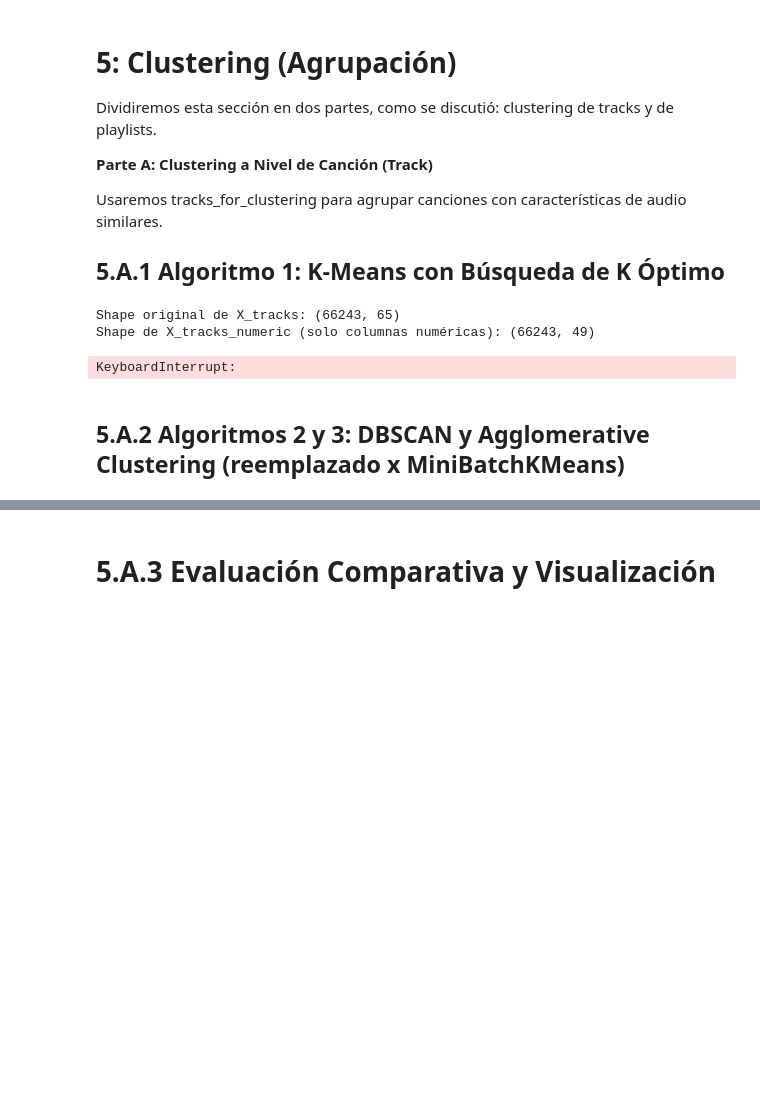
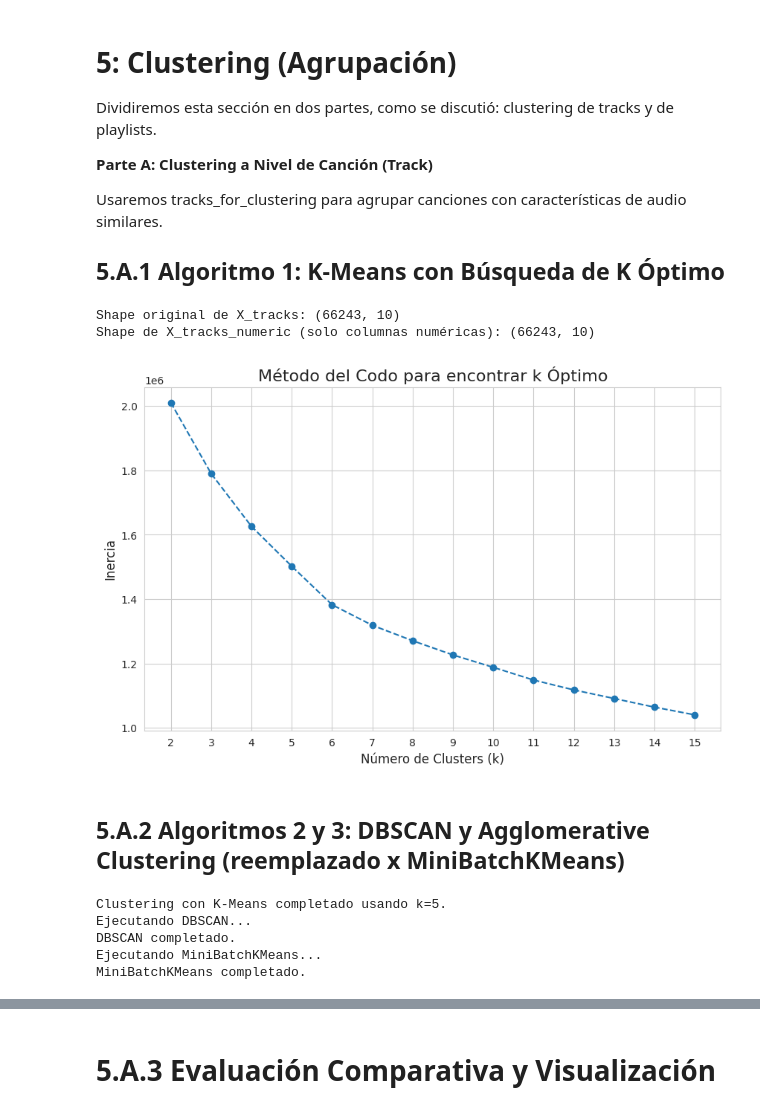
Before and after one commit to fabianlgomez/mpd-PlaylistSimilarity-unal, a Jupyter notebook: associationRules&Clustering.ipynb, the cells around one changed output, grey strips where cells are left out. Drawn from its saved outputs; the diff is of its cells as text; code cells hidden in the pictures; blank space fills up the shorter version.

```diff
--- a/associationRules&Clustering.ipynb
+++ b/associationRules&Clustering.ipynb
@@ -459,46 +459,38 @@ Usaremos tracks_for_clustering para agrupar canciones con características de au
 # --- 5.A.1 K-Means (Versión Corregida) ---
 # Usamos el método del codo (Elbow Method) para encontrar un buen valor para k
 
-X_tracks = tracks_for_clustering.copy() # Datos de entrada originales
+X_tracks = tracks_pca.copy() # Datos de entrada originales
 
 # --- LA CORRECCIÓN ESTÁ AQUÍ ---
 # K-Means solo puede trabajar con números. Nos aseguramos de seleccionar solo las columnas numéricas.
 # El error 'could not convert string to float: 'Party'' indica que columnas de texto se colaron.
 X_tracks_numeric = X_tracks.select_dtypes(include=np.number)
 
 print(f"Shape original de X_tracks: {X_tracks.shape}")
 print(f"Shape de X_tracks_numeric (solo columnas numéricas): {X_tracks_numeric.shape}\n")
 
 
 # --- Continuación del código original, usando el DataFrame NUMÉRICO ---
 inertia = []
 K_range = range(2, 16) # Probaremos con k de 2 a 15
 
 for k in K_range:
     kmeans = KMeans(n_clusters=k, random_state=42, n_init=10)
     # Usamos el DataFrame NUMÉRICO para el ajuste
     kmeans.fit(X_tracks_numeric)
     inertia.append(kmeans.inertia_)
 
 # Graficar el codo
 plt.figure(figsize=(10, 6))
 plt.plot(K_range, inertia, marker='o', linestyle='--')
 plt.xlabel('Número de Clusters (k)')
 plt.ylabel('Inercia')
 plt.title('Método del Codo para encontrar k Óptimo')
 plt.xticks(K_range)
 plt.show()
-
-# Basado en el gráfico, elegimos un valor para k (ej. k=8 donde la curva se aplana)
-OPTIMAL_K = 8
-kmeans = KMeans(n_clusters=OPTIMAL_K, random_state=42, n_init=10)
-# Usamos el DataFrame NUMÉRICO aquí también
-track_labels_kmeans = kmeans.fit_predict(X_tracks_numeric)
-
-print(f"\nClustering con K-Means completado usando k={OPTIMAL_K}.")
 # %% [output]
-Shape original de X_tracks: (66243, 65)
-Shape de X_tracks_numeric (solo columnas numéricas): (66243, 49)
+Shape original de X_tracks: (66243, 10)
+Shape de X_tracks_numeric (solo columnas numéricas): (66243, 10)
-KeyboardInterrupt:
+[figure, added]
 # %% [markdown]
 ## 5.A.2 Algoritmos 2 y 3: DBSCAN y Agglomerative Clustering (reemplazado x MiniBatchKMeans)
@@ -577,4 +497,11 @@ KeyboardInterrupt:
 # %%
+# Basado en el gráfico, elegimos un valor para k (ej. k=5 donde la curva se aplana)
+OPTIMAL_K = 5
+kmeans = KMeans(n_clusters=OPTIMAL_K, random_state=42, n_init=10)
+# Usamos el DataFrame NUMÉRICO aquí también
+track_labels_kmeans = kmeans.fit_predict(X_tracks_numeric)
+
+print(f"\nClustering con K-Means completado usando k={OPTIMAL_K}.")
 # --- 5.A.2 Algoritmos 2 y 3: DBSCAN y MiniBatchKMeans (CORREGIDO Y OPTIMIZADO) ---
 
 # --- DBSCAN ---
@@ -597,39 +524,9 @@ mini_batch_kmeans = MiniBatchKMeans(
 )
 track_labels_minibatch = mini_batch_kmeans.fit_predict(X_tracks_numeric)
 print("MiniBatchKMeans completado.")
-
-
-# --- 5.A.3 Evaluación Comparativa y Visualización (CORREGIDO) ---
-print("\nCalculando métricas de evaluación...")
-
-# K-Means
-score_s_kmeans = silhouette_score(X_tracks_numeric, track_labels_kmeans)
-score_db_kmeans = davies_bouldin_score(X_tracks_numeric, track_labels_kmeans)
-
-# DBSCAN (excluyendo ruido)
-mask_dbscan = track_labels_dbscan != -1
-if len(set(track_labels_dbscan[mask_dbscan])) > 1:
-    # Usamos una muestra para el cálculo del score si es muy lento
-    sample_indices = np.random.choice(X_tracks_numeric[mask_dbscan].index, size=min(20000, len(X_tracks_numeric[mask_dbscan])), replace=False)
-    score_s_dbscan = silhouette_score(X_tracks_numeric.loc[sample_indices], track_labels_dbscan[mask_dbscan][sample_indices])
-    score_db_dbscan = davies_bouldin_score(X_tracks_numeric.loc[sample_indices], track_labels_dbscan[mask_dbscan][sample_indices])
-else:
-    score_s_dbscan, score_db_dbscan = -1, -1
-
-# MiniBatchKMeans
-score_s_minibatch = silhouette_score(X_tracks_numeric, track_labels_minibatch)
-score_db_minibatch = davies_bouldin_score(X_tracks_numeric, track_labels_minibatch)
-
-
-# Crear tabla de resultados
-results = pd.DataFrame({
-    'Algoritmo': ['K-Means', 'DBSCAN', 'MiniBatchKMeans'],
-    'Silhouette Score (más alto es mejor)': [score_s_kmeans, score_s_dbscan, score_s_minibatch],
-    'Davies-Bouldin Score (más bajo es mejor)': [score_db_kmeans, score_db_dbscan, score_db_minibatch]
-})
-
-print("\n--- Tabla Comparativa de Modelos de Clustering de Tracks ---")
-display(results)
-
-# (El código de visualización que ya tenías funcionará igual)
-# ...
+# %% [output]
+Clustering con K-Means completado usando k=5.
+Ejecutando DBSCAN...
+DBSCAN completado.
+Ejecutando MiniBatchKMeans...
+MiniBatchKMeans completado.
```
Also changed, not shown: parts of 13 cells of this notebook.
